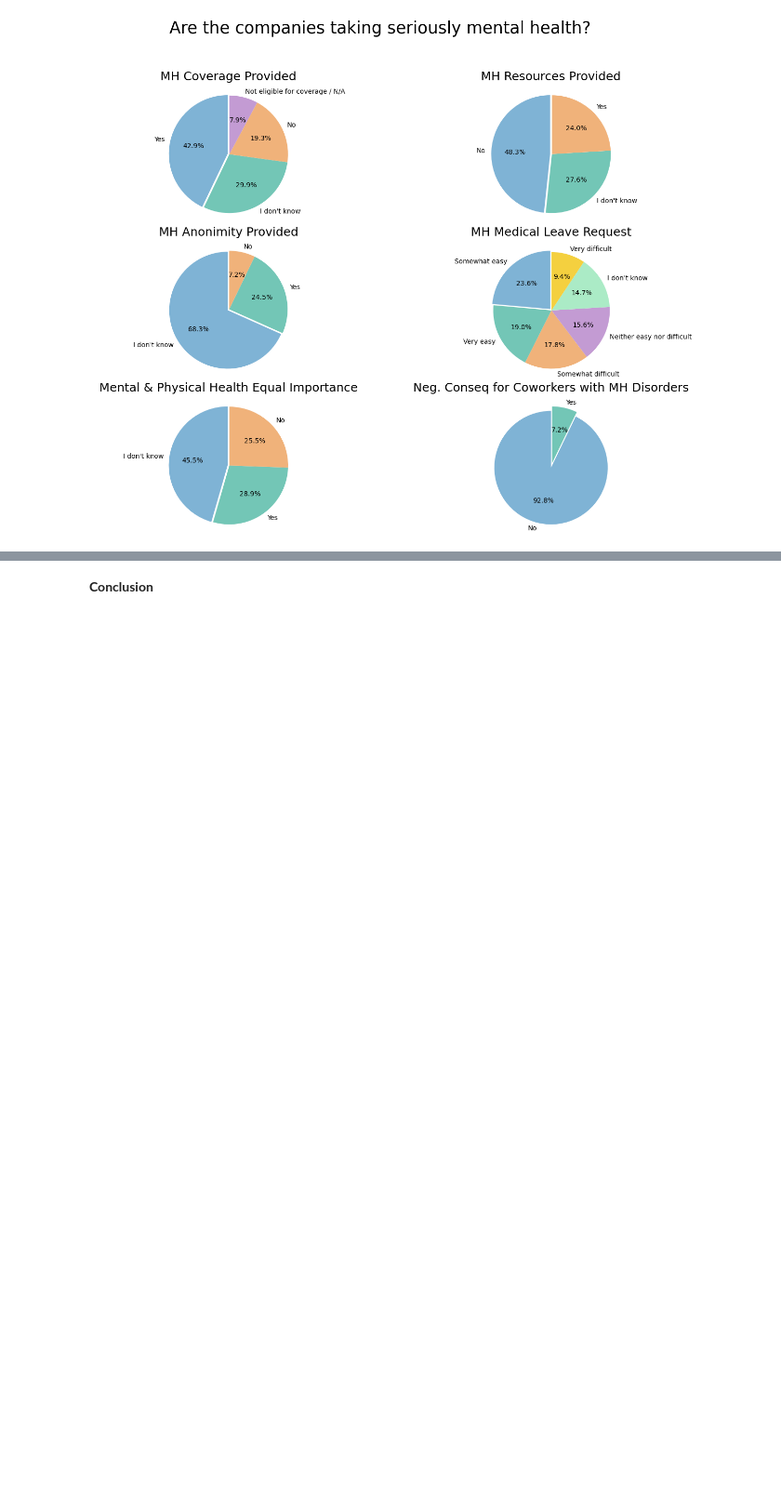
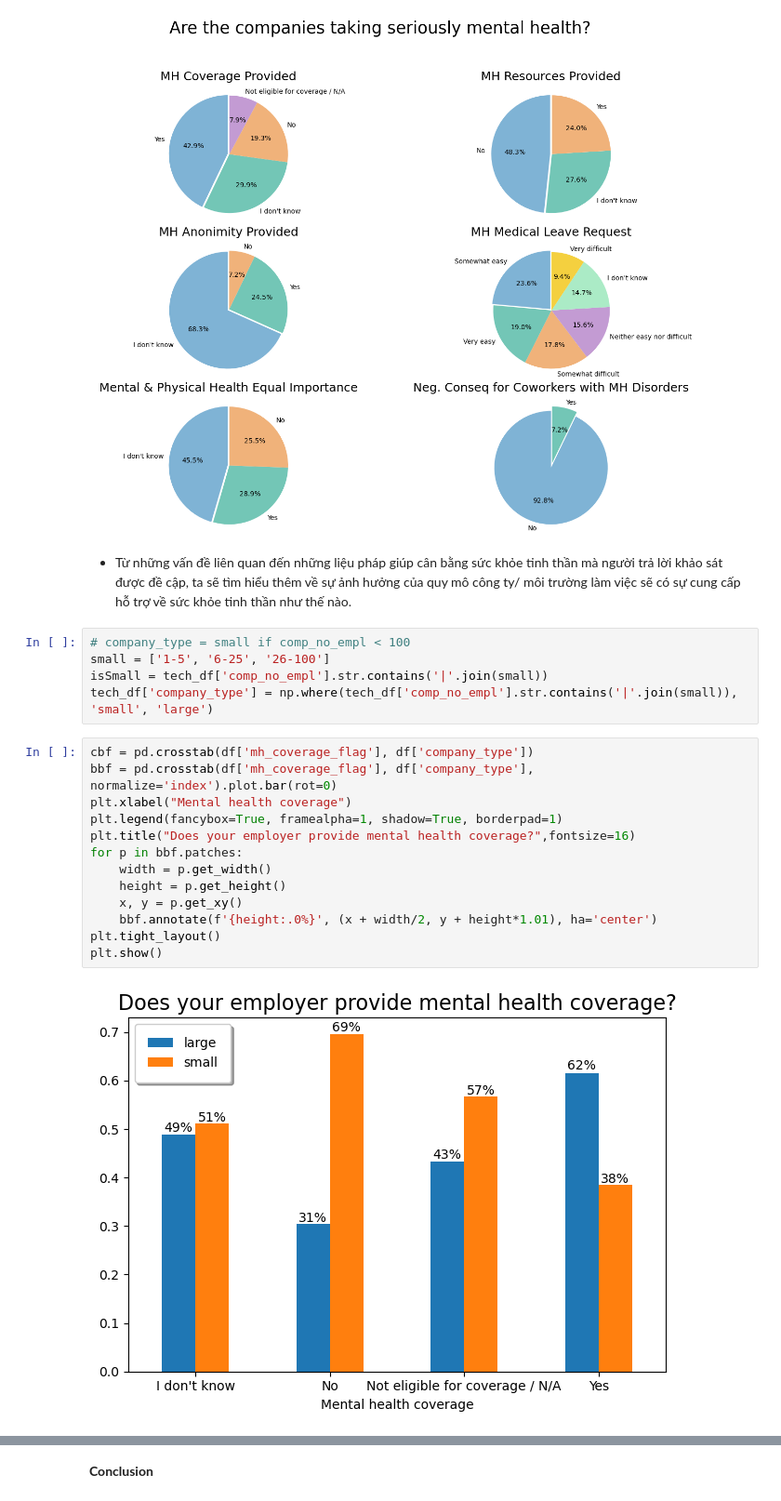
Before and after one commit to iam-Dylan/pfds-final-project, a Jupyter notebook: 4-analyzing.ipynb, the cells around one changed output, grey strips where cells are left out. Shown at 93% size. Saved outputs shown, nothing was run; the diff lists cells and outputs as text; blank space fills up the shorter version.

Commit message:
update tech_df

```diff
--- a/4-analyzing.ipynb
+++ b/4-analyzing.ipynb
@@ -114,3 +115,25 @@ ax[2][1].axis('equal')
 ax[2][1].set_title('Neg. Conseq for Coworkers with MH Disorders', pad = 14, fontsize = 18);
 # %% [output]
 [figure]
+# %% [markdown]
++ Từ những vấn đề liên quan đến những liệu pháp giúp cân bằng sức khỏe tinh thần mà người trả lời khảo sát được đề cập, ta sẽ tìm hiểu thêm về sự ảnh hưởng của quy mô công ty/ môi trường làm việc sẽ có sự cung cấp hỗ trợ về sức khỏe tinh thần như thế nào.
+# %%
+# company_type = small if comp_no_empl < 100
+small = ['1-5', '6-25', '26-100']
+isSmall = tech_df['comp_no_empl'].str.contains('|'.join(small))
+tech_df['company_type'] = np.where(tech_df['comp_no_empl'].str.contains('|'.join(small)), 'small', 'large')
+# %%
+cbf = pd.crosstab(df['mh_coverage_flag'], df['company_type'])
+bbf = pd.crosstab(df['mh_coverage_flag'], df['company_type'], normalize='index').plot.bar(rot=0)
+plt.xlabel("Mental health coverage")
+plt.legend(fancybox=True, framealpha=1, shadow=True, borderpad=1)
+plt.title("Does your employer provide mental health coverage?",fontsize=16)
+for p in bbf.patches:
+    width = p.get_width()
+    height = p.get_height()
+    x, y = p.get_xy()
+    bbf.annotate(f'{height:.0%}', (x + width/2, y + height*1.01), ha='center')
+plt.tight_layout()
+plt.show()
+# %% [output]
+[figure, added]
```
Also changed, not shown: parts of 6 cells of this notebook.
